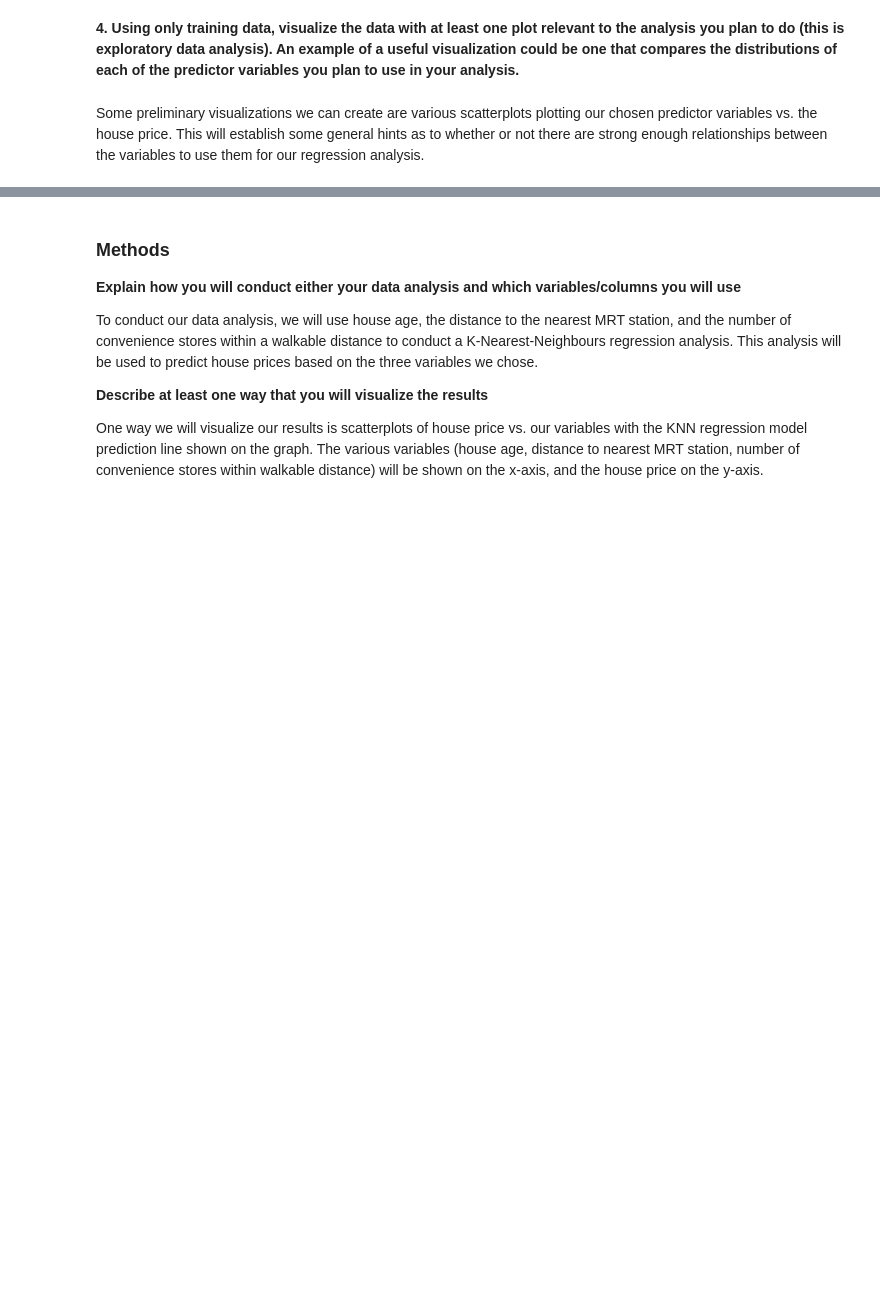
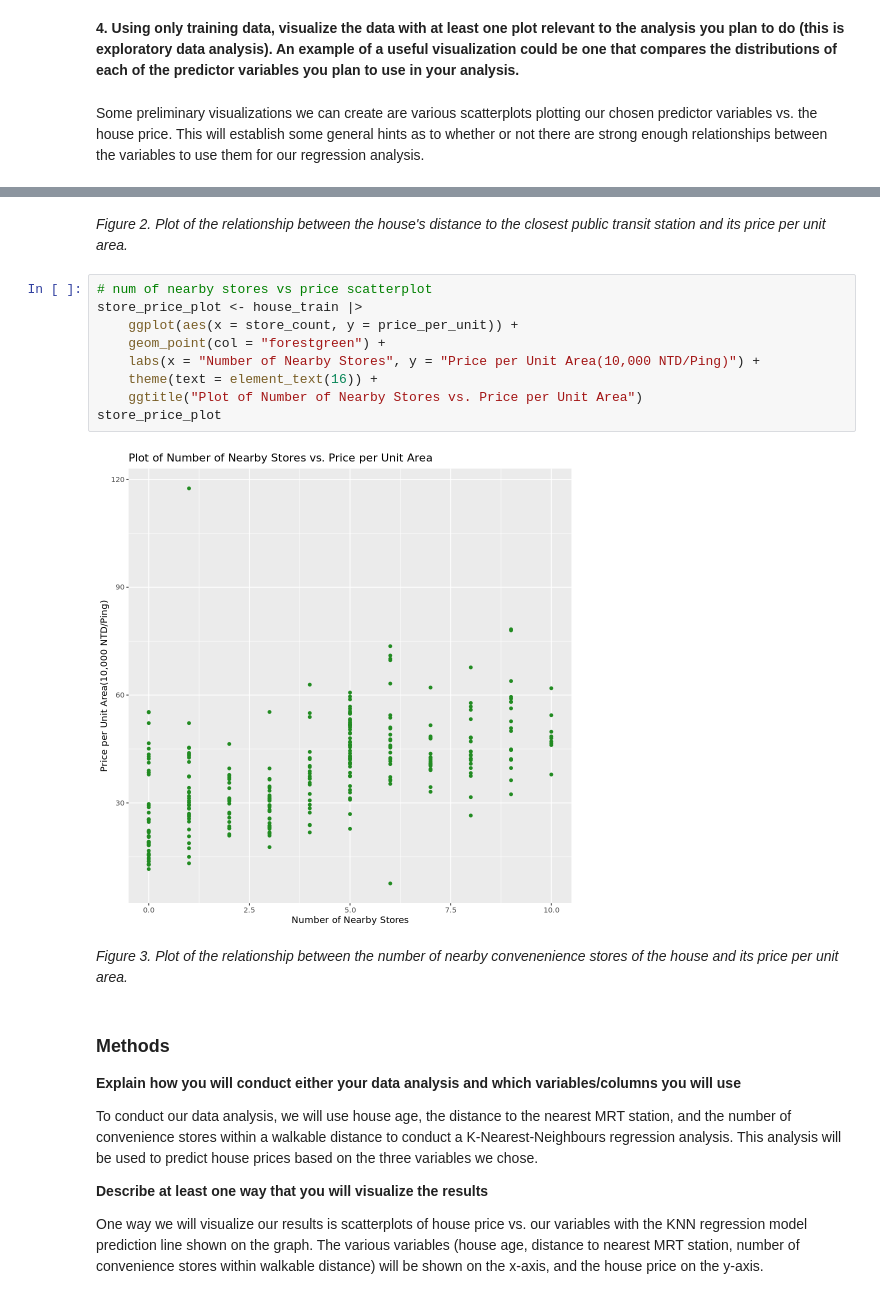
Before and after one commit to PlayerTree/dsci-100-2022w1-group-006-32, a Jupyter notebook: project-proposal.ipynb, the cells around one changed output, grey strips where cells are left out. Cells and saved outputs as stored; diff of their text form; blank space fills up the shorter version.

```diff
--- a/project-proposal.ipynb
+++ b/project-proposal.ipynb
@@ -161,3 +151,18 @@ store_price_histogram
+# %% [markdown]
+*Figure 2. Plot of the relationship between the house's distance to the closest public transit station and its price per unit area.*
+# %%
+# num of nearby stores vs price scatterplot
+store_price_plot <- house_train |>
+    ggplot(aes(x = store_count, y = price_per_unit)) +
+    geom_point(col = "forestgreen") +
+    labs(x = "Number of Nearby Stores", y = "Price per Unit Area(10,000 NTD/Ping)") +
+    theme(text = element_text(16)) +
+    ggtitle("Plot of Number of Nearby Stores vs. Price per Unit Area")
+store_price_plot
+# %% [output]
+[figure, added]
+# %% [markdown]
+*Figure 3. Plot of the relationship between the number of nearby convenenience stores of the house and its price per unit area.*
 # %% [markdown]
 ### Methods
 
```
Also changed, not shown: parts of 8 cells of this notebook.
